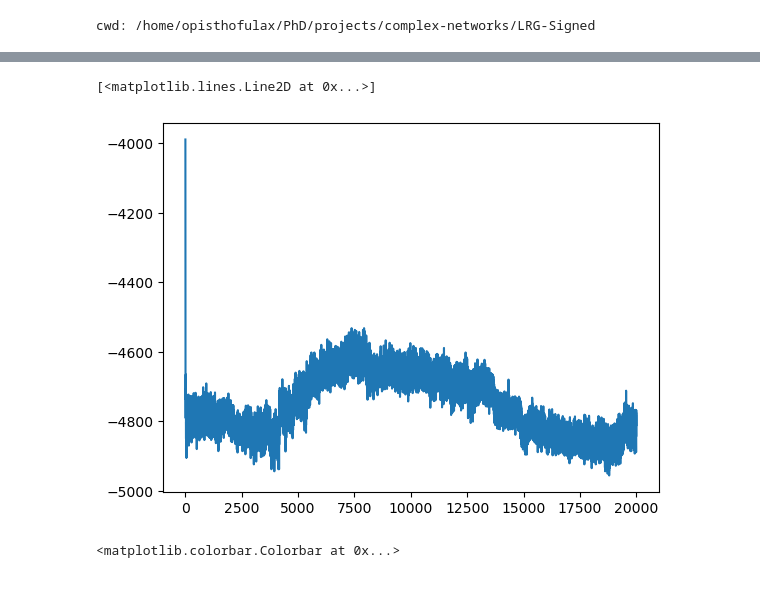
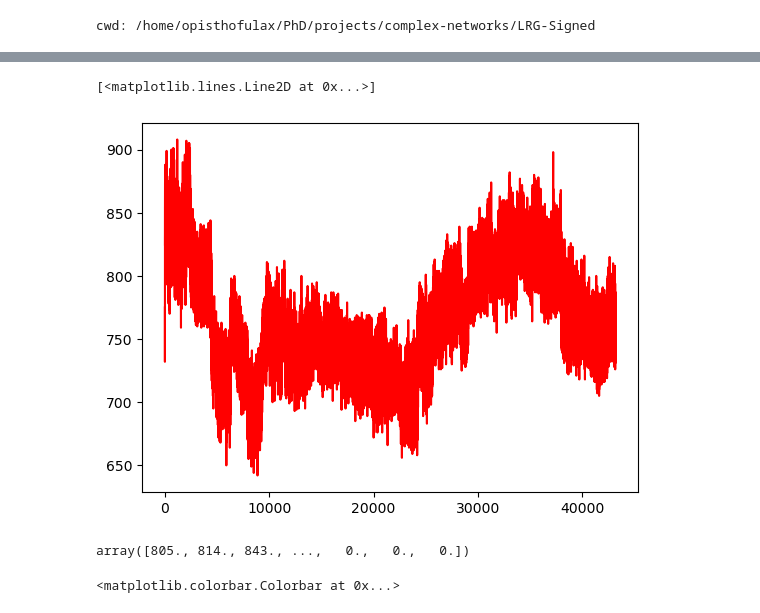
Before and after one commit to giulioiannelli/lrgsglib-public, a Jupyter notebook: notebooks/lattc2dsq_IsingDynamics.ipynb, the cells around one changed output, grey strips where cells are left out. Drawn from its saved outputs; the diff is of its cells as text; code cells hidden in the pictures.

```diff
--- a/notebooks/lattc2dsq_IsingDynamics.ipynb
+++ b/notebooks/lattc2dsq_IsingDynamics.ipynb
@@ -81,10 +83,14 @@ plt.savefig(f"data/plot/eigenv_{tit}.png", dpi=150)
 # %%
-a = np.fromfile(f"data/l2d_sq_ising/N={sqlatt.N}/ene_sqLattice_p={pflip}_T={ising_dyn.T}_{ising_dyn.id_string_isingdyn}.bin", dtype=float)
+enepath = f"{sqlatt.isingpath}ene_{sqlatt.stdFname}_T={ising_dyn.T}_{ising_dyn.id_string_isingdyn}.bin"
+ene = np.fromfile(enepath, dtype=float)
+plt.plot(ene, 'red')
+# %% [output]
+[<matplotlib.lines.Line2D at 0x...>]
+[figure, added]
-# %%
-plt.plot(a)
-# %% [output]
-[<matplotlib.lines.Line2D at 0x...>]
-[figure, removed]
+# %%
+ene
+# %% [output]
+array([805., 814., 843., ...,   0.,   0.,   0.])
 # %%
 def map_tuple_to_numeric(tuple_value):
     # You can use a weighted sum of the tuple elements as an example
```
Also changed, not shown: parts of 5 cells of this notebook, 19 other files.
